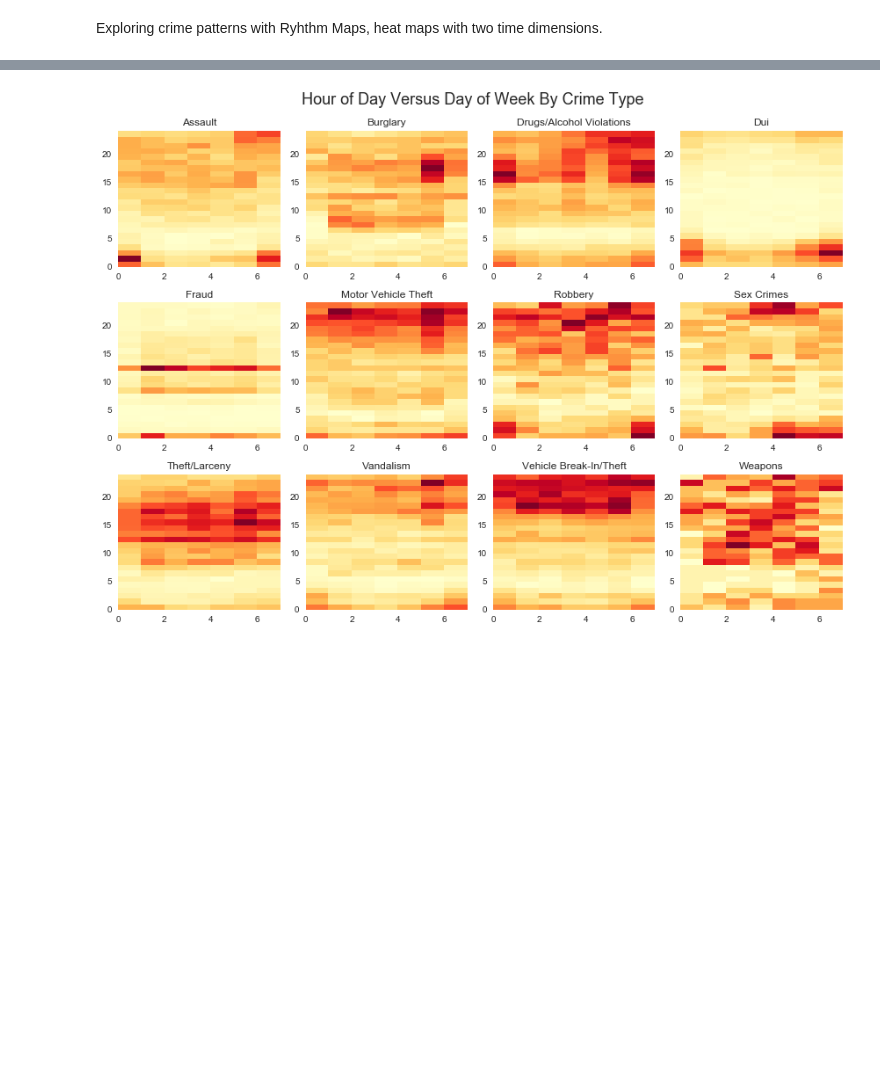
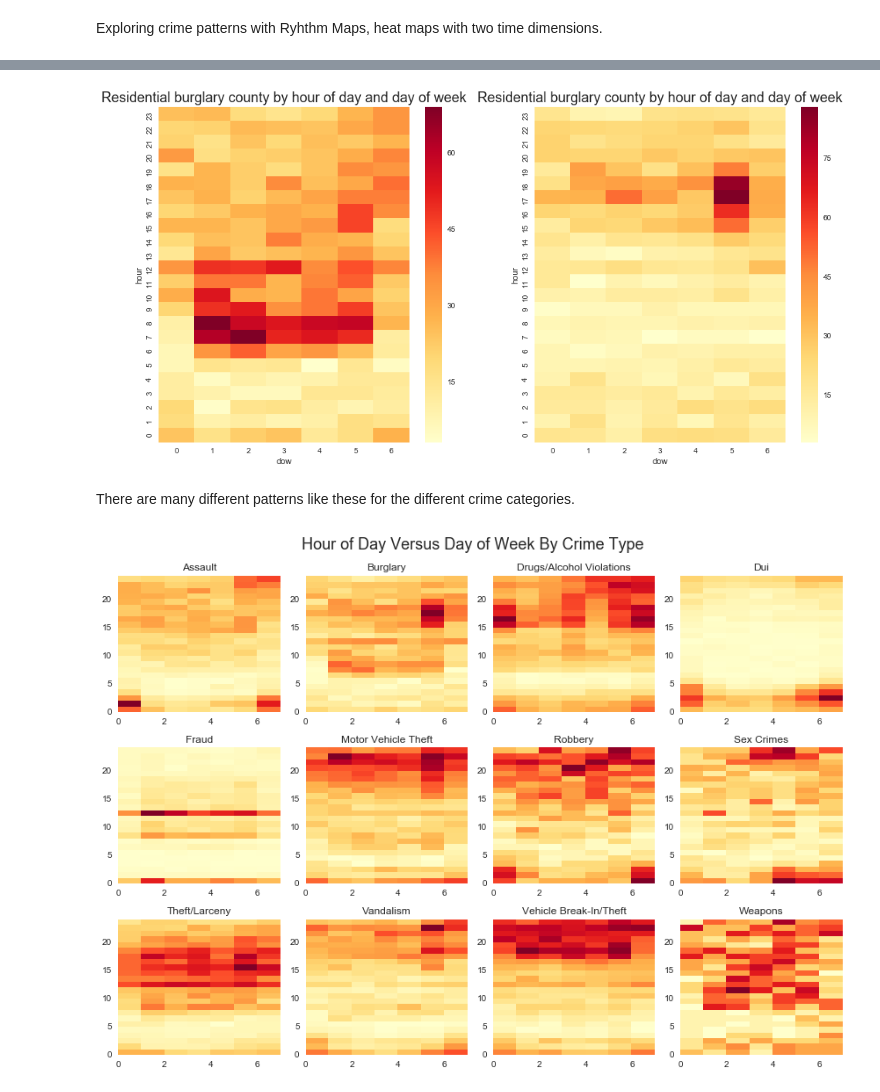
Before and after one commit to CivicKnowledge/insights.civicknowledge.com, a Jupyter notebook: crime/Crime Rhythm Maps.ipynb, the cells around one changed output, grey strips where cells are left out. Saved outputs shown, nothing was run; the diff lists cells and outputs as text; code cells hidden in the pictures; blank space fills up the shorter version.

```diff
--- a/crime/Crime Rhythm Maps.ipynb
+++ b/crime/Crime Rhythm Maps.ipynb
@@ -61,3 +78,16 @@ ax = uscounts.plot(subplots=True, figsize=(10,20))
+# %%
+
+f, (ax1, ax2) = plt.subplots(1, 2, sharex=True, sharey=True, figsize=(16,8))
+
+plot_single_heatmap(incidents[incidents.desc=='RESIDENTIAL BURGLARY'].groupby(['hour','dow']),
+                   "Residential burglary county by hour of day and day of week", ax=ax1);
+
+plot_single_heatmap(incidents[incidents.desc=='COMMERCIAL BURGLARY'].groupby(['hour','dow']),
+                   "Residential burglary county by hour of day and day of week", ax=ax2);
+# %% [output]
+[figure, added]
+# %% [markdown]
+There are many different patterns like these for the different crime categories.
 # %%
 
 fig = plot_heat_grid(incidents, 'Hour of Day Versus Day of Week By Crime Type')
```
Also changed, not shown: parts of 15 cells of this notebook.
